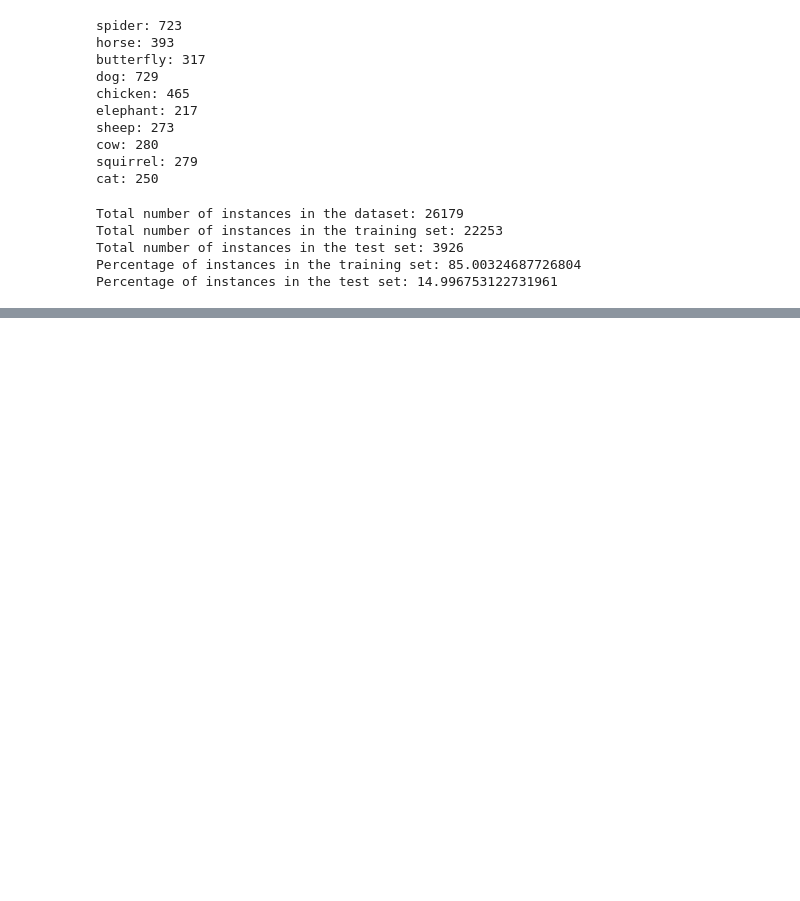
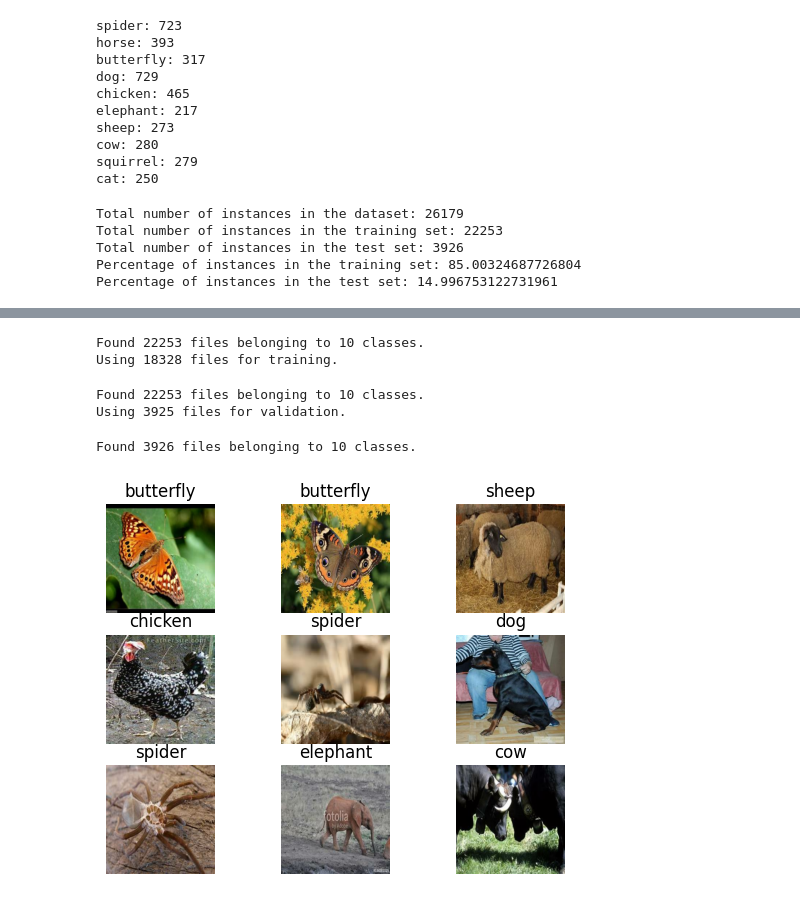
Before and after one commit to svalbuenaa/deep_learning_CNNs, a Jupyter notebook: main.ipynb, the cells around one changed output, grey strips where cells are left out. Drawn from its saved outputs; the diff is of its cells as text; code cells hidden in the pictures; blank space fills up the shorter version.

```diff
--- a/main.ipynb
+++ b/main.ipynb
@@ -142,0 +251,54 @@ Percentage of instances in the test set: 14.996753122731961
+# %%
+# Training set
+batch_size = 64
+image_size = (299, 299)
+validation_split = 0.1764
+
+# Establish a seed for replicability
+seed = 42
+
+train_ds = tf.keras.preprocessing.image_dataset_from_directory(
+    train_dir_path,
+    batch_size=batch_size,
+    image_size=image_size,
+    validation_split=validation_split,
+    subset="training",
+    seed=seed)
+# %% [output]
+Found 22253 files belonging to 10 classes.
+Using 18328 files for training.
+# %%
+# Validation set
+val_ds = tf.keras.preprocessing.image_dataset_from_directory(
+    train_dir_path,
+    batch_size=batch_size,
+    image_size=image_size,
+    validation_split=validation_split,
+    subset="validation",
+    seed=seed)
+# %% [output]
+Found 22253 files belonging to 10 classes.
+Using 3925 files for validation.
+# %%
+# Test set
+
+# For the test dataset, we set shuffle=False to facilitate the extraction of labels in the correct order, ensuring that the confusion matrices are accurate.
+test_ds = tf.keras.preprocessing.image_dataset_from_directory(
+    test_dir_path,
+    batch_size=batch_size,
+    image_size=image_size,
+    shuffle=False,
+    seed=seed)
+# %% [output]
+Found 3926 files belonging to 10 classes.
+# %%
+# Visualization of some images
+
+for images, labels in train_ds.take(1):
+  for i in range(9):
+    ax = plt.subplot(3, 3, i + 1)
+    plt.imshow(images[i].numpy().astype("uint8"))
+    plt.title(train_ds.class_names[labels[i]])
+    plt.axis("off")
+# %% [output]
+[figure, added]
```
Also changed, not shown: parts of 9 cells of this notebook.
